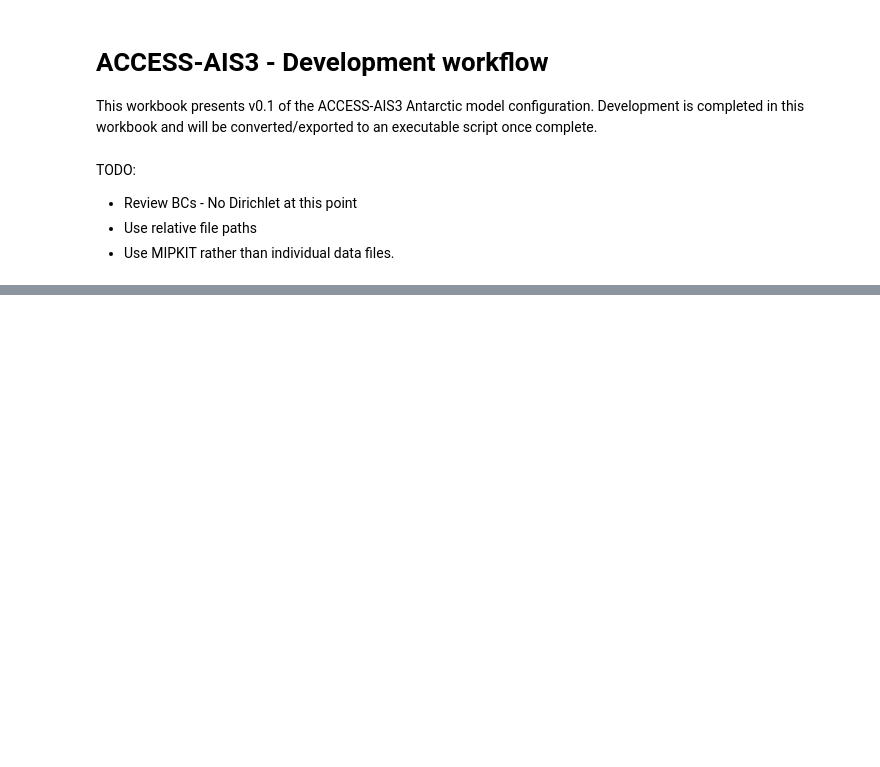
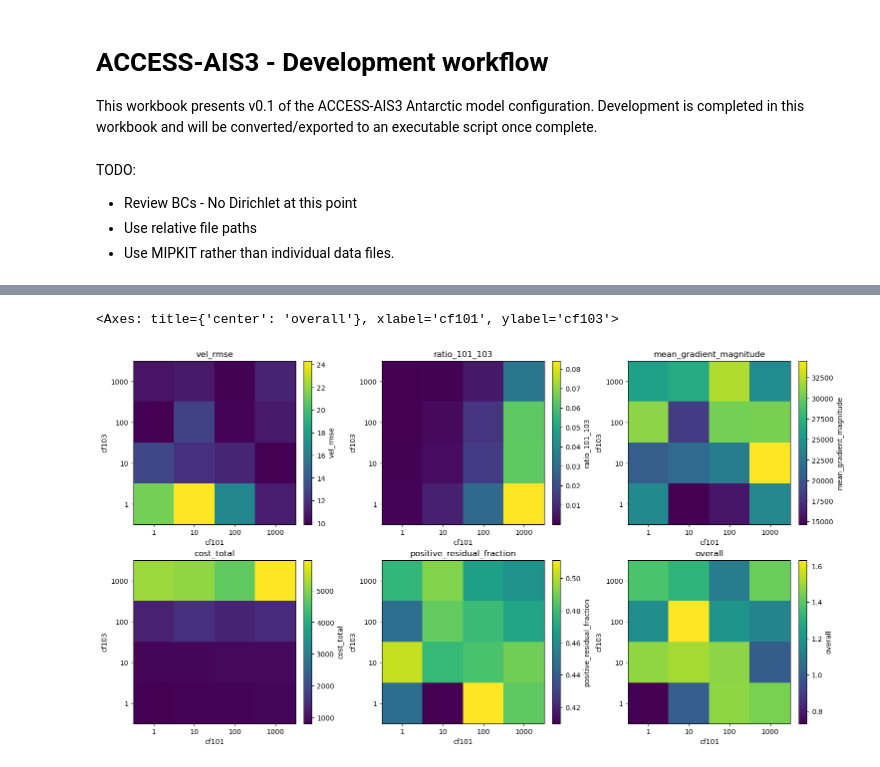
Before and after one commit to ACCESS-NRI/ACCESS-AIS3, a Jupyter notebook: config/ais_0.1.ipynb, the cells around one changed output, grey strips where cells are left out. Saved outputs shown, nothing was run; the diff lists cells and outputs as text; code cells hidden in the pictures; blank space fills up the shorter version.

Commit message:
WIP - add sensitivity plots

```diff
--- a/config/ais_0.1.ipynb
+++ b/config/ais_0.1.ipynb
@@ -357,6 +358,7 @@ if 'ssa_rheology_floating_inv_sensit' in steps:
 
     # print(f"-- Defining mask to exclude 0 velocity and iceFront areas from inversion...")
     # mask = (mds.inversion.vel_obs > 0) & (~iceFront)
+    print(f"-- Defining mask to exclude 0 velocity from inversion...")
     mask = (mds.inversion.vel_obs > 0)
 
     # fig, (ax1, ax2) = plt.subplots(1, 2, figsize = (15, 5))
@@ -364,12 +366,12 @@ if 'ssa_rheology_floating_inv_sensit' in steps:
     # pyissm.plot.plot_model_field(mds, mask, show_cbar = True, ax = ax2)
 
     print(f"-- Running inversion parameter sensitivity...")
-    pyissm.inversion.sensitivity.parameter_sensitivity(
+    manifest = pyissm.inversion.sensitivity.parameter_sensitivity(
         mds,
         param_grid,
         output_dir = f'{model_dir}/ssa_rheology_floating_inv_sensit',
-        run = True,
-        load_only = False,
+        run = False,
+        load_only = True,
         global_mask = mask)
 # %% [output]
 -------------------------------------------------------------
@@ -451,0 +416,49 @@ Running sensitivity experiment: run_0011_100_1000
+# %%
+manifest = pd.read_csv('/g/data/au88/lb9857/access-ais3/models/ssa_rheology_floating_inv_sensit/manifest.csv')
+diagnostics = pd.read_csv('/g/data/au88/lb9857/access-ais3/models/ssa_rheology_floating_inv_sensit/diagnostics.csv')
+
+# Normalize diagnostics (0-1)
+diagnostics_norm = pyissm.inversion.sensitivity.normalize_diagnostics(diagnostics,
+                                                                     columns = ['vel_rmse', 'mean_gradient_magnitude'])
+
+# Plot heatmaps of select diagnostic values
+fig, ((ax1, ax2, ax3), (ax4, ax5, ax6)) = plt.subplots(2, 3, figsize = (15, 8), constrained_layout = True)
+pyissm.inversion.plot.plot_sensitivity_heatmap(diagnostics,
+                                               x = 'cf101',
+                                               y = 'cf103',
+                                               ax = ax1,
+                                               value = 'vel_rmse')
+
+pyissm.inversion.plot.plot_sensitivity_heatmap(diagnostics,
+                                               x = 'cf101',
+                                               y = 'cf103',
+                                               ax = ax2,
+                                               value = 'ratio_101_103')
+
+pyissm.inversion.plot.plot_sensitivity_heatmap(diagnostics,
+                                               x = 'cf101',
+                                               y = 'cf103',
+                                               ax = ax3,
+                                               value = 'mean_gradient_magnitude')
+
+pyissm.inversion.plot.plot_sensitivity_heatmap(diagnostics,
+                                               x = 'cf101',
+                                               y = 'cf103',
+                                               ax = ax4,
+                                               value = 'cost_total')
+
+pyissm.inversion.plot.plot_sensitivity_heatmap(diagnostics,
+                                               x = 'cf101',
+                                               y = 'cf103',
+                                               ax = ax5,
+                                               value = 'positive_residual_fraction')
+
+diagnostics_norm['overall'] = diagnostics_norm['vel_rmse_norm'] + diagnostics_norm['mean_gradient_magnitude_norm']
+pyissm.inversion.plot.plot_sensitivity_heatmap(diagnostics_norm,
+                                               x = 'cf101',
+                                               y = 'cf103',
+                                               ax = ax6,
+                                               value = 'overall')
+# %% [output]
+<Axes: title={'center': 'overall'}, xlabel='cf101', ylabel='cf103'>
+[figure, added]
```
Also changed, not shown: parts of 10 cells of this notebook.
